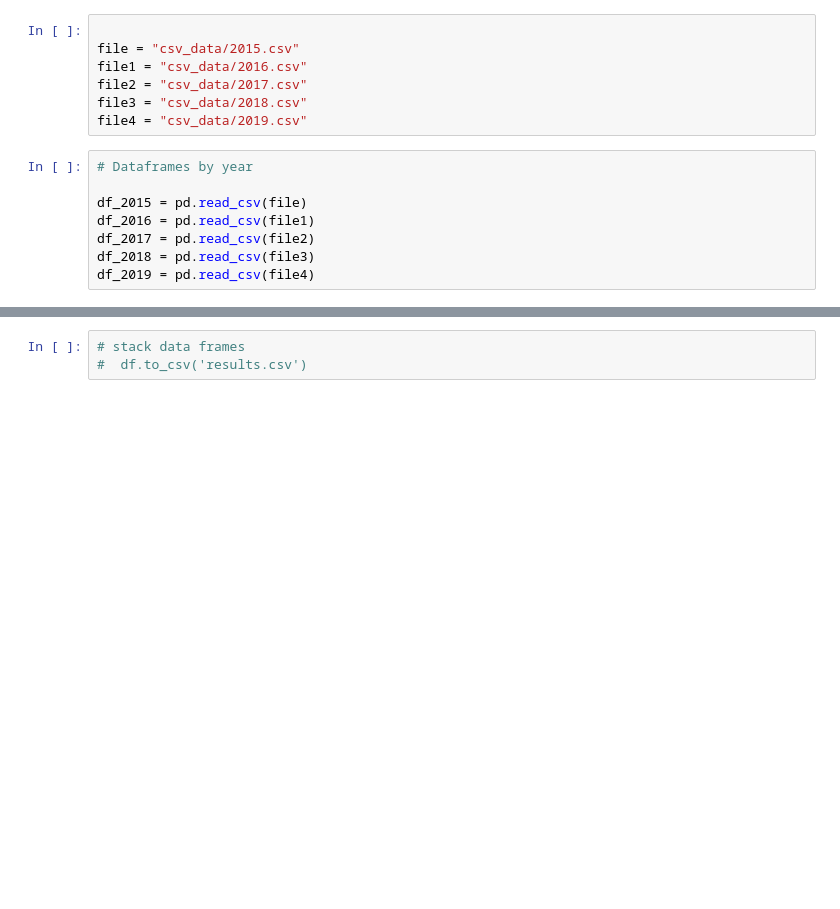
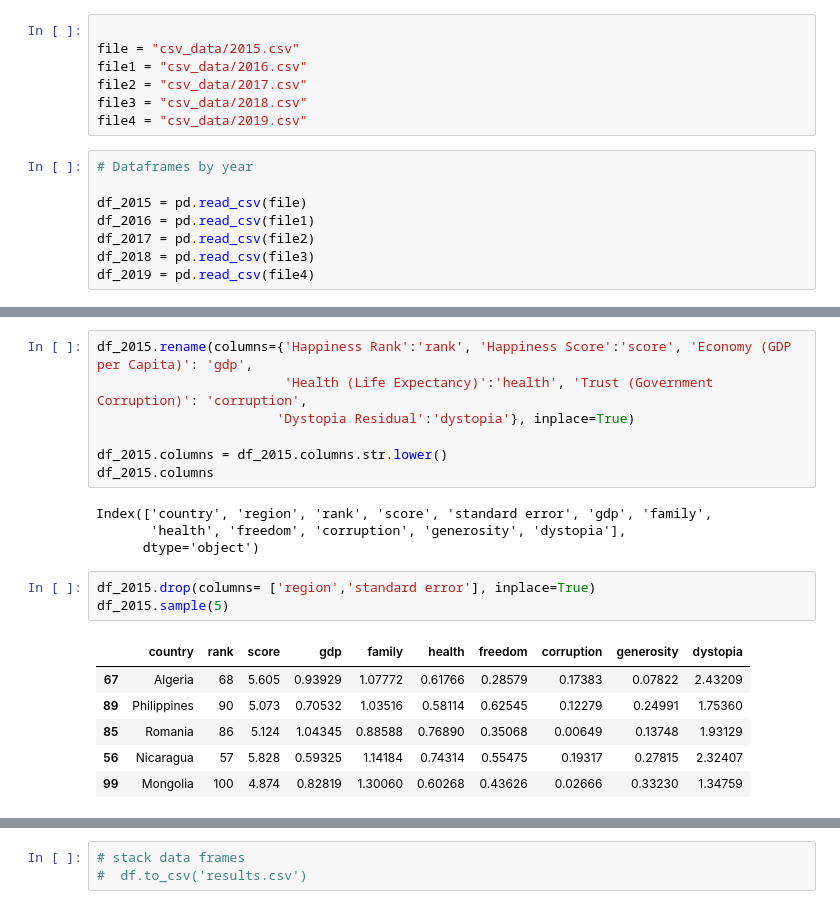
Before and after one commit to cquiroz31/G1_Project_1, a Jupyter notebook: Untitled.ipynb, the cells around one changed output, grey strips where cells are left out. Cells and saved outputs as stored; diff of their text form; blank space fills up the shorter version.

```diff
--- a/Untitled.ipynb
+++ b/Untitled.ipynb
@@ -68,0 +362,21 @@ df_2019['Year'] = '2019'
+# %%
+df_2015.rename(columns={'Happiness Rank':'rank', 'Happiness Score':'score', 'Economy (GDP per Capita)': 'gdp',
+                        'Health (Life Expectancy)':'health', 'Trust (Government Corruption)': 'corruption',
+                       'Dystopia Residual':'dystopia'}, inplace=True)
+
+df_2015.columns = df_2015.columns.str.lower()
+df_2015.columns
+# %% [output]
+Index(['country', 'region', 'rank', 'score', 'standard error', 'gdp', 'family',
+       'health', 'freedom', 'corruption', 'generosity', 'dystopia'],
+      dtype='object')
+# %%
+df_2015.drop(columns= ['region','standard error'], inplace=True)
+df_2015.sample(5)
+# %% [output]
+|  | country | rank | score | gdp | family | health | freedom | corruption | generosity | dystopia |
+| 67 | Algeria | 68 | 5.605 | 0.93929 | 1.07772 | 0.61766 | 0.28579 | 0.17383 | 0.07822 | 2.43209 |
+| 89 | Philippines | 90 | 5.073 | 0.70532 | 1.03516 | 0.58114 | 0.62545 | 0.12279 | 0.24991 | 1.75360 |
+| 85 | Romania | 86 | 5.124 | 1.04345 | 0.88588 | 0.76890 | 0.35068 | 0.00649 | 0.13748 | 1.93129 |
+| 56 | Nicaragua | 57 | 5.828 | 0.59325 | 1.14184 | 0.74314 | 0.55475 | 0.19317 | 0.27815 | 2.32407 |
+| 99 | Mongolia | 100 | 4.874 | 0.82819 | 1.30060 | 0.60268 | 0.43626 | 0.02666 | 0.33230 | 1.34759 |
```
Also changed, not shown: parts of 40 cells of this notebook.
